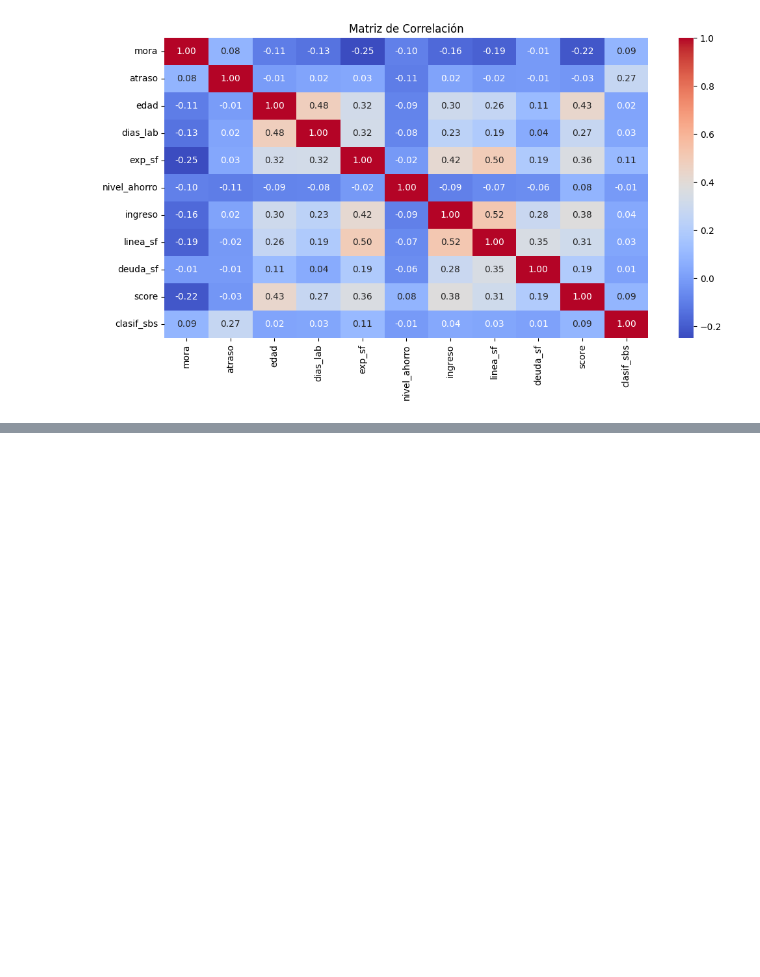
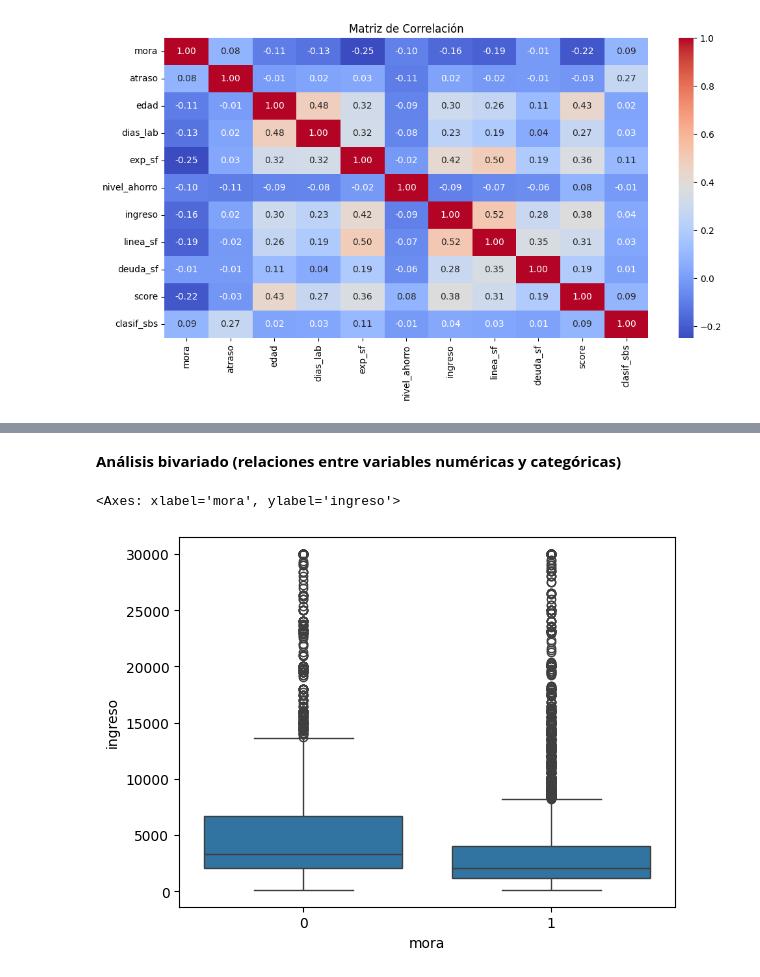
Before and after one commit to e46537303-ui/Finanzas-Proyecto1, a Jupyter notebook: Análisis_de_Riesgo_Crediticio_en_el_Sector_Financiero.ipynb, the cells around one changed output, grey strips where cells are left out. Saved outputs shown, nothing was run; the diff lists cells and outputs as text; code cells hidden in the pictures; blank space fills up the shorter version.

```diff
--- a/Análisis_de_Riesgo_Crediticio_en_el_Sector_Financiero.ipynb
+++ b/Análisis_de_Riesgo_Crediticio_en_el_Sector_Financiero.ipynb
@@ -360,0 +373,7 @@ plt.show()
+# %% [markdown]
+**Análisis bivariado (relaciones entre variables numéricas y categóricas)**
+# %%
+sns.boxplot(x=df['mora'], y=df['ingreso'])
+# %% [output]
+<Axes: xlabel='mora', ylabel='ingreso'>
+[figure, added]
```
Also changed, not shown: parts of 1 cell of this notebook.
